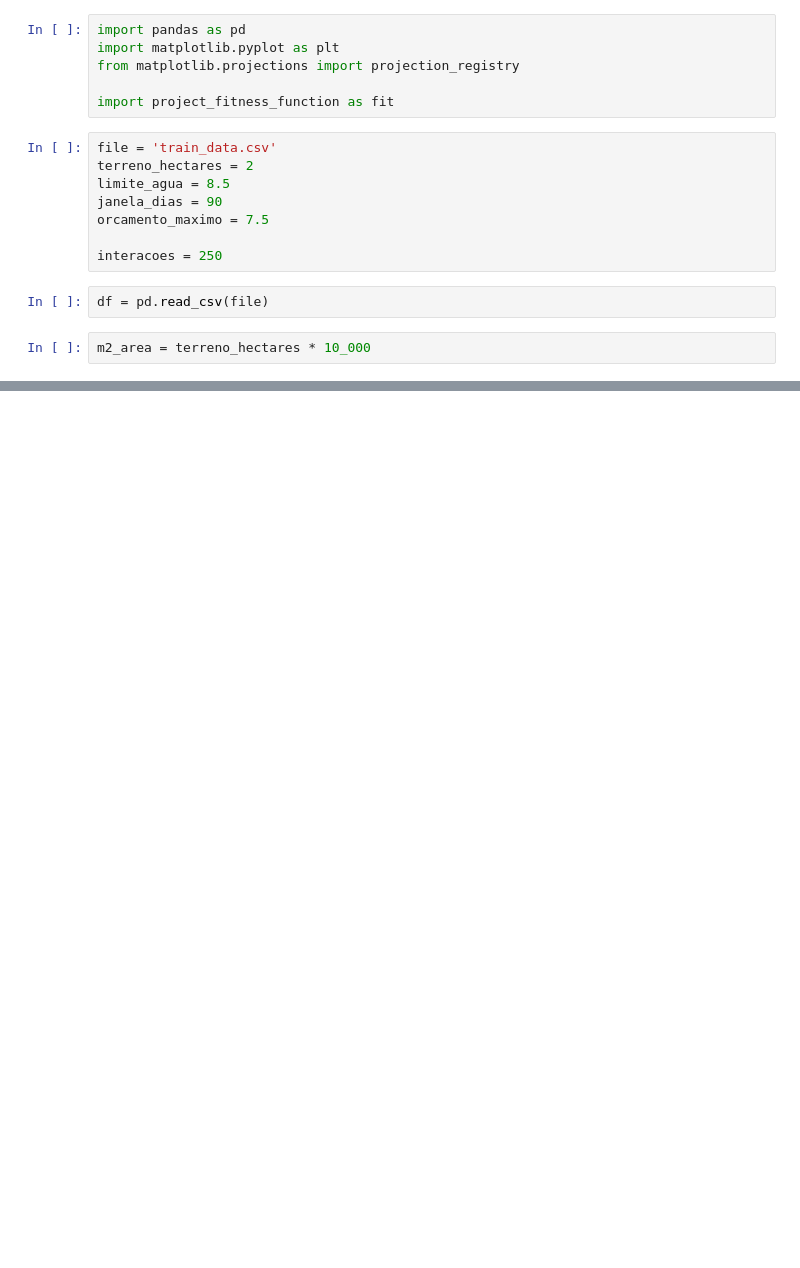
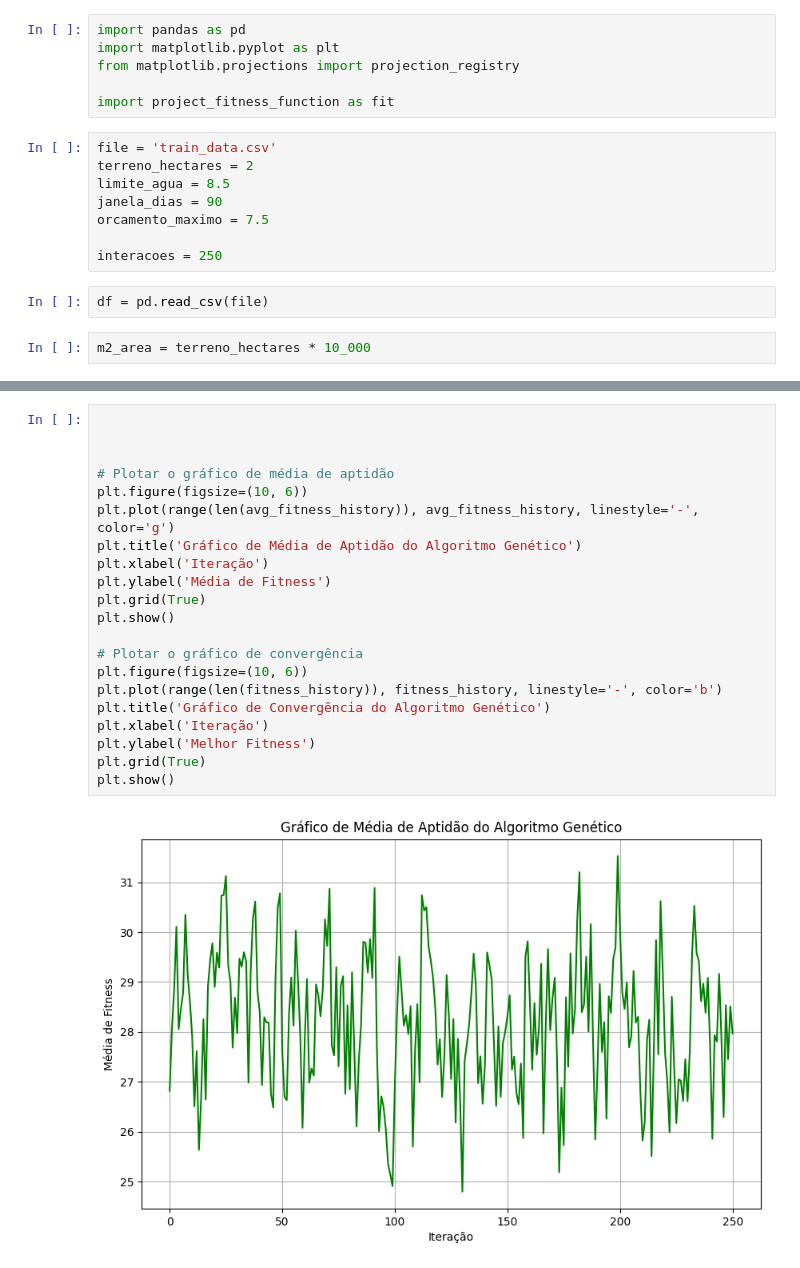
Before and after one commit to LeoJNogueira/fiap-tech-challenge-2, a Jupyter notebook: main.ipynb, the cells around one changed output, grey strips where cells are left out. Saved outputs shown, nothing was run; the diff lists cells and outputs as text; blank space fills up the shorter version.

```diff
--- a/main.ipynb
+++ b/main.ipynb
@@ -91,0 +86,23 @@ plt.show()
+# %%
+
+
+
+# Plotar o gráfico de média de aptidão
+plt.figure(figsize=(10, 6))
+plt.plot(range(len(avg_fitness_history)), avg_fitness_history, linestyle='-', color='g')
+plt.title('Gráfico de Média de Aptidão do Algoritmo Genético')
+plt.xlabel('Iteração')
+plt.ylabel('Média de Fitness')
+plt.grid(True)
+plt.show()
+
+# Plotar o gráfico de convergência
+plt.figure(figsize=(10, 6))
+plt.plot(range(len(fitness_history)), fitness_history, linestyle='-', color='b')
+plt.title('Gráfico de Convergência do Algoritmo Genético')
+plt.xlabel('Iteração')
+plt.ylabel('Melhor Fitness')
+plt.grid(True)
+plt.show()
+# %% [output]
+[figure, added]
```
Also changed, not shown: parts of 4 cells of this notebook.
